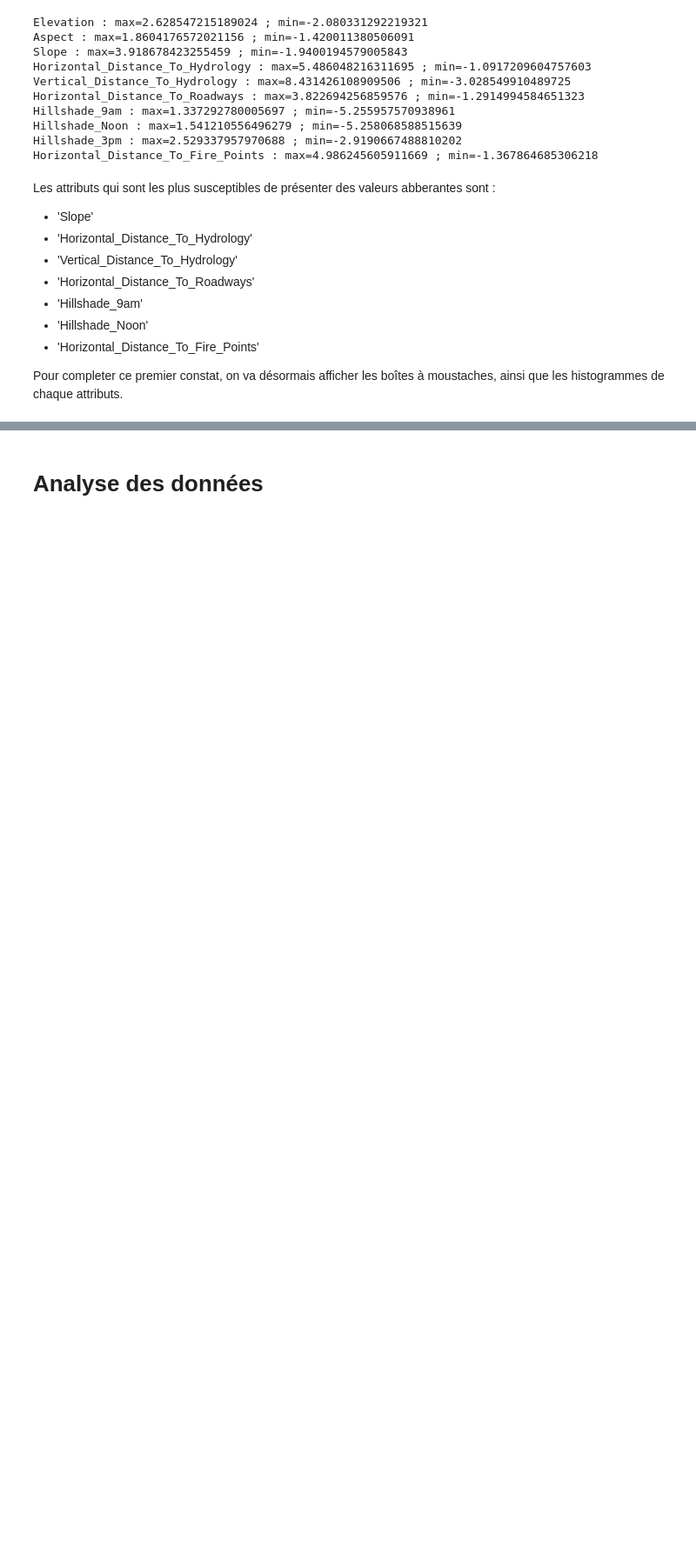
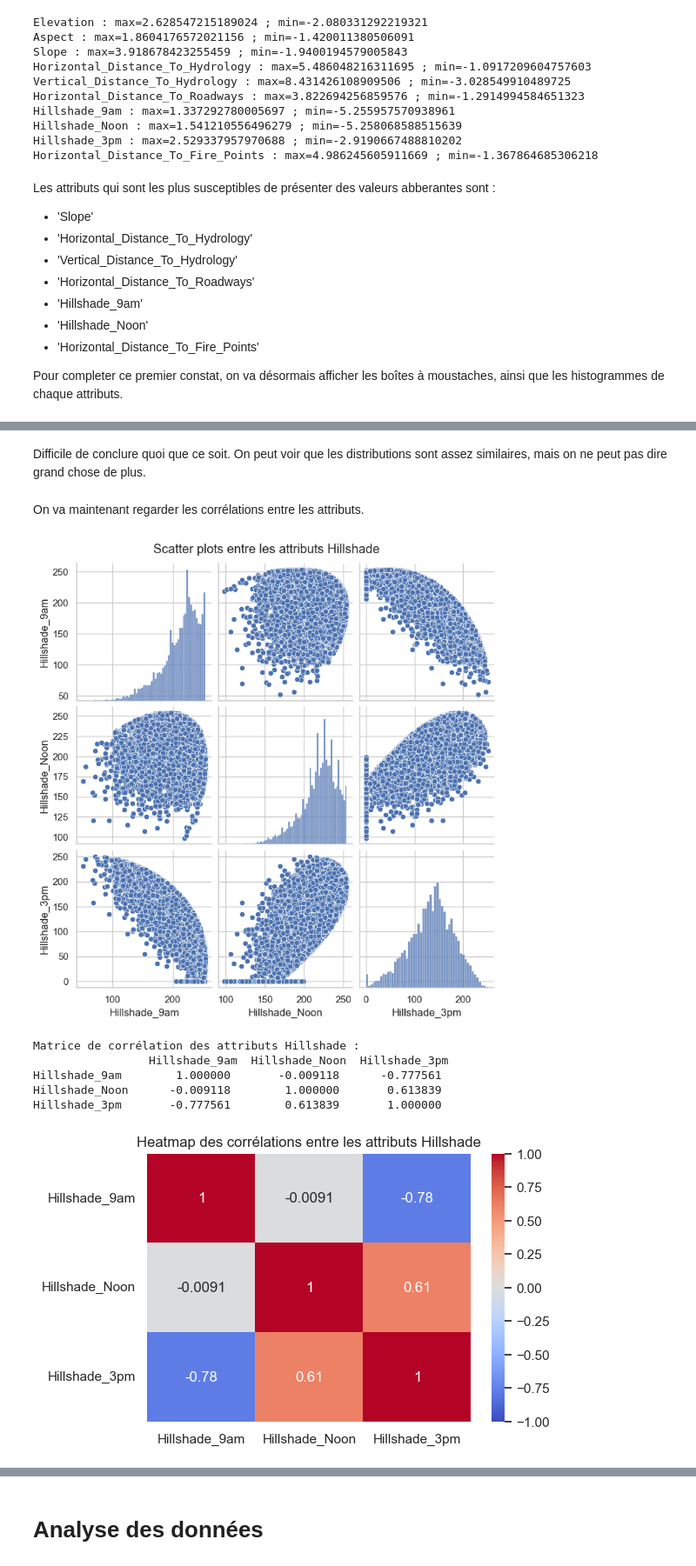
Before and after one commit to stephecw/Forest-Challenge, a Jupyter notebook: main.ipynb, the cells around one changed output, grey strips where cells are left out. Shown at 87% size. Cells and saved outputs as stored; diff of their text form; code cells hidden in the pictures; blank space fills up the shorter version.

```diff
--- a/main.ipynb
+++ b/main.ipynb
@@ -145,0 +209,30 @@ plt.show()
+# %% [markdown]
+Difficile de conclure quoi que ce soit. On peut voir que les distributions sont assez similaires, mais on ne peut pas dire grand chose de plus.
+# %% [markdown]
+On va maintenant regarder les corrélations entre les attributs.
+# %%
+# Liste des colonnes Hillshade
+hillshade_columns = ['Hillshade_9am', 'Hillshade_Noon', 'Hillshade_3pm']
+
+# On visualise les relations entre les attributs Hillshade avec des scatter plots
+sns.pairplot(data[hillshade_columns])
+plt.suptitle("Scatter plots entre les attributs Hillshade", y=1.02)
+plt.show()
+
+# On calcule la matrice de corrélation pour les attributs Hillshade
+hillshade_corr = data[hillshade_columns].corr()
+print("Matrice de corrélation des attributs Hillshade :\n", hillshade_corr)
+
+# 3. On visualise la matrice de corrélation avec une heatmap
+plt.figure(figsize=(6, 4))
+sns.heatmap(hillshade_corr, annot=True, cmap="coolwarm", vmin=-1, vmax=1)
+plt.title("Heatmap des corrélations entre les attributs Hillshade")
+plt.show()
+# %% [output]
+[figure, added]
+Matrice de corrélation des attributs Hillshade :
+                 Hillshade_9am  Hillshade_Noon  Hillshade_3pm
+Hillshade_9am        1.000000       -0.009118      -0.777561
+Hillshade_Noon      -0.009118        1.000000       0.613839
+Hillshade_3pm       -0.777561        0.613839       1.000000
+[figure, added]
```
Also changed, not shown: parts of 26 cells of this notebook.
